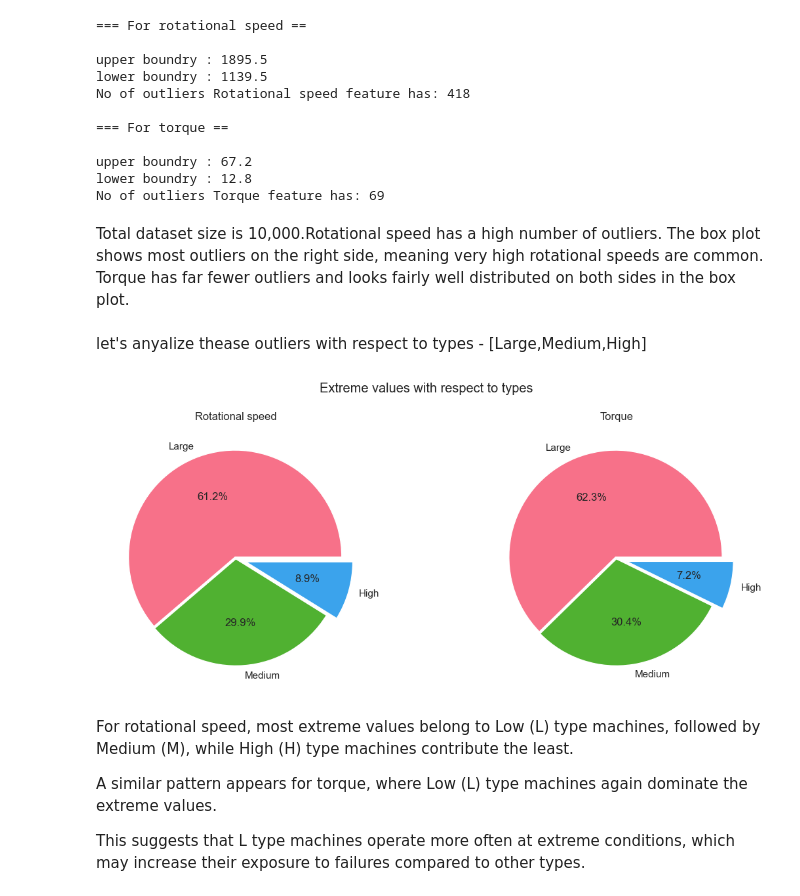
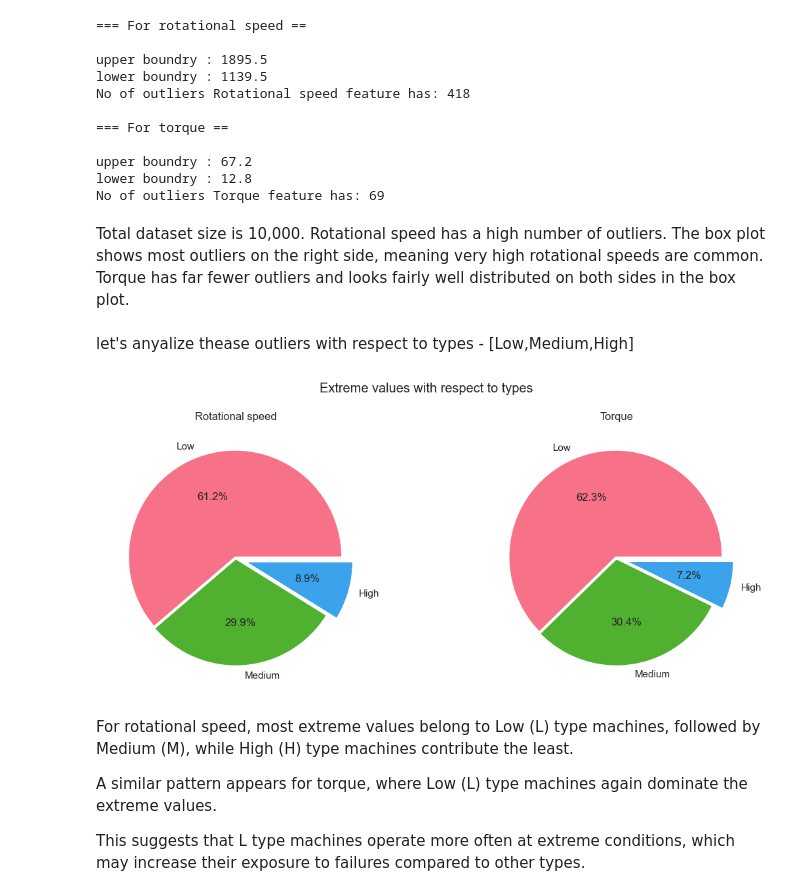
Before and after one commit to nayana-sisil/predictive-maintenance-ml, a Jupyter notebook: Predictive_maintaince.ipynb, the cells around one changed output. Cells and saved outputs as stored; diff of their text form; code cells hidden in the pictures.

Commit message:
outlier detection complete 2

```diff
--- a/Predictive_maintaince.ipynb
+++ b/Predictive_maintaince.ipynb
@@ -457,27 +457,27 @@ lower boundry : 12.8
 No of outliers Torque feature has: 69
 # %% [markdown]
 
-Total dataset size is 10,000.Rotational speed has a high number of outliers. The box plot shows most outliers on the right side, meaning very high rotational speeds are common. Torque has far fewer outliers and looks fairly well distributed on both sides in the box plot.
+Total dataset size is 10,000. Rotational speed has a high number of outliers. The box plot shows most outliers on the right side, meaning very high rotational speeds are common. Torque has far fewer outliers and looks fairly well distributed on both sides in the box plot.
 # %% [markdown]
-let's anyalize thease outliers with respect to types - [Large,Medium,High]
+let's anyalize thease outliers with respect to types - [Low,Medium,High]
 # %%
 data1 =  df[(df['Rotational speed']> ub1) | (df['Rotational speed'] < lb1)]['Type'].value_counts()
 data2 =  df[(df['Torque']> ub2) | (df['Torque'] < lb2)]['Type'].value_counts()
 
 colors = sns.color_palette('husl', n_colors=3)
 
 fig, axes =  plt.subplots(1,2, figsize=(12,5))
 fig.suptitle('Extreme values with respect to types')
 axes[0].set_title('Rotational speed')
-axes[0].pie(data1, labels=['Large','Medium','High'], autopct='%1.1f%%', explode=[0.02,0.0,0.1], colors=colors)
+axes[0].pie(data1, labels=['Low','Medium','High'], autopct='%1.1f%%', explode=[0.02,0.0,0.1], colors=colors)
 
 axes[1].set_title('Torque')
-axes[1].pie(data2, labels=['Large','Medium','High'], autopct='%1.1f%%', explode=[0.02,0.0,0.1], colors=colors)
+axes[1].pie(data2, labels=['Low','Medium','High'], autopct='%1.1f%%', explode=[0.02,0.0,0.1], colors=colors)
 
 fig.tight_layout()
 plt.show()
 # %% [output]
-[figure, old version]
+[figure, new version]
 # %% [markdown]
 For rotational speed, most extreme values belong to Low (L) type machines, followed by Medium (M), while High (H) type machines contribute the least.
 
```
Also changed, not shown: parts of 1 cell of this notebook.
